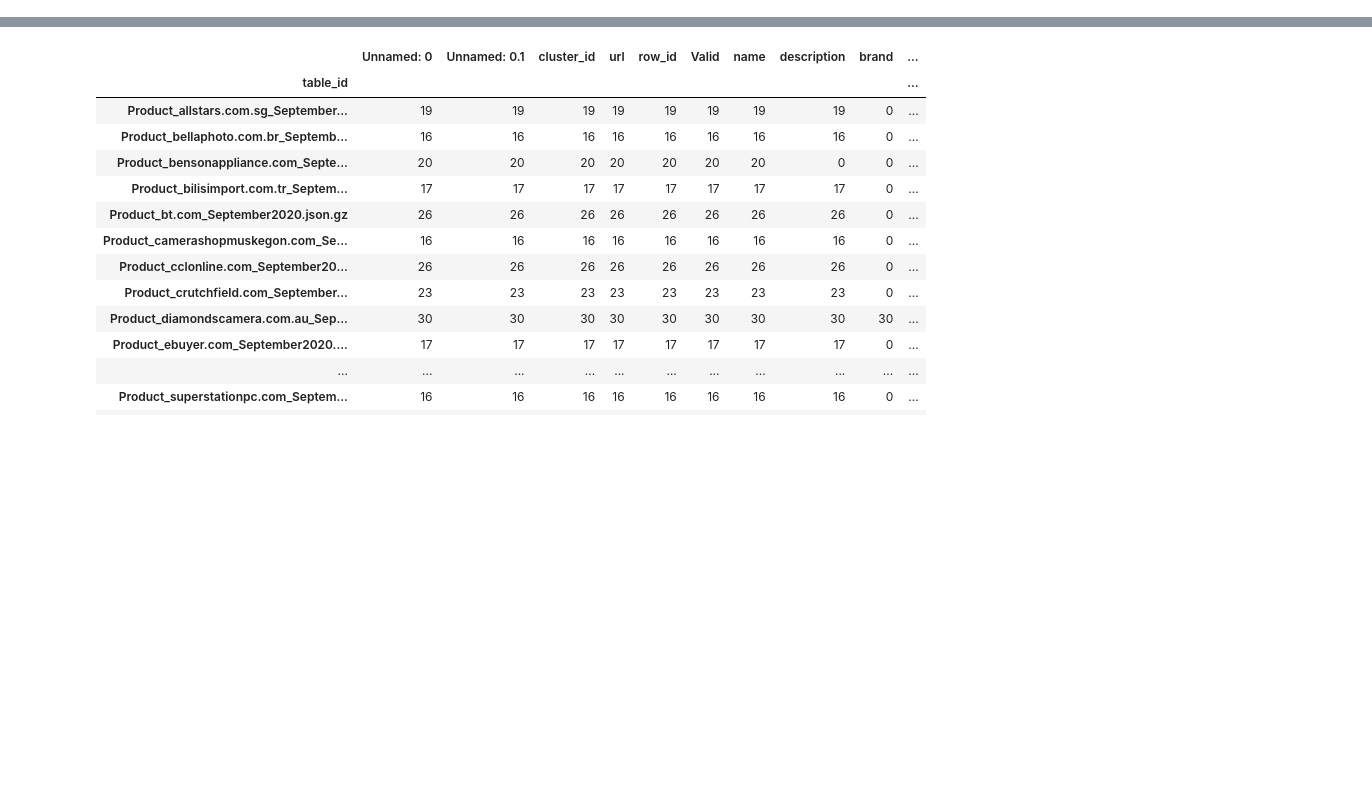
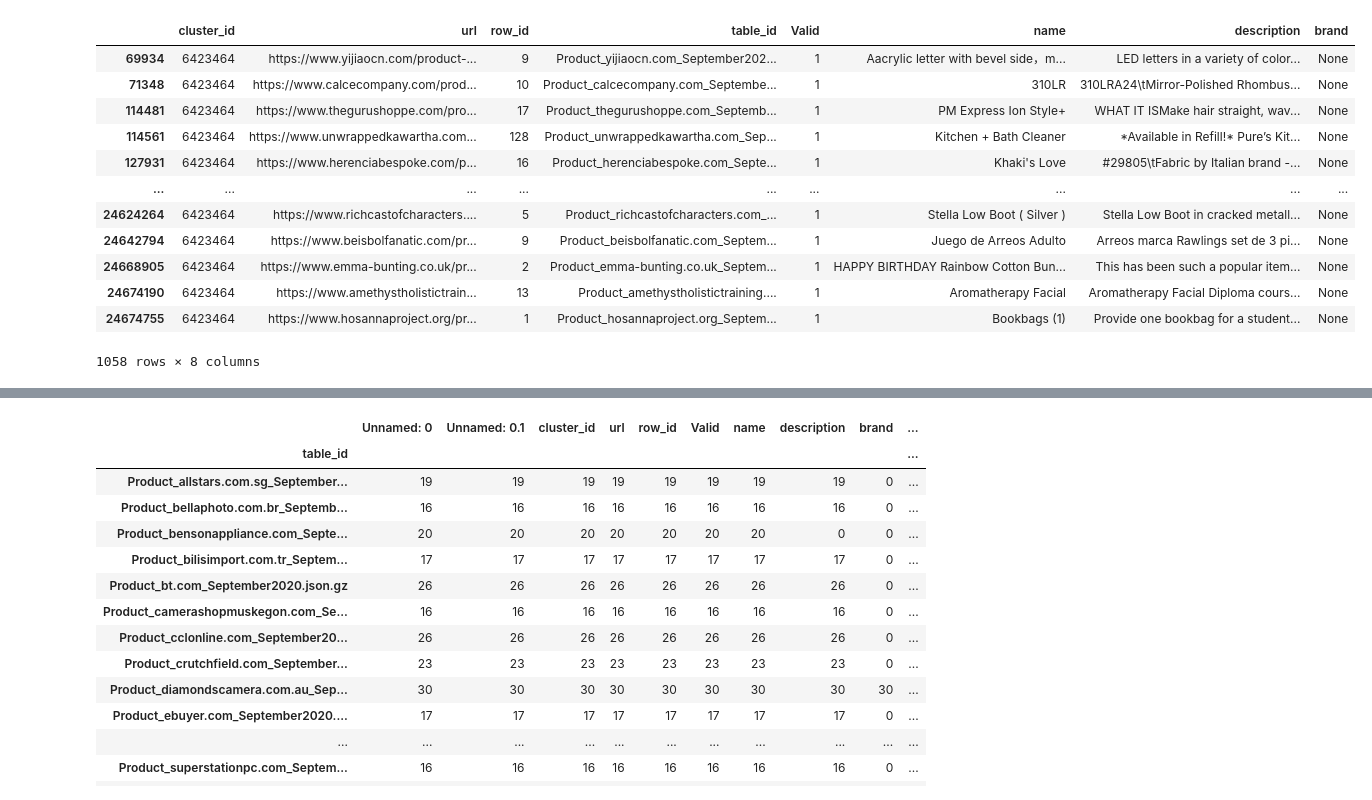
Before and after one commit to NiklasSabel/data_integration_using_deep_learning, a Jupyter notebook: notebooks/Entity_Product_Table_distribution_final_entities.ipynb, the cells around one changed output, grey strips where cells are left out. Drawn from its saved outputs; the diff is of its cells as text; code cells hidden in the pictures; blank space fills up the shorter version.

```diff
--- a/notebooks/Entity_Product_Table_distribution_final_entities.ipynb
+++ b/notebooks/Entity_Product_Table_distribution_final_entities.ipynb
@@ -43,3 +43,19 @@ df_clusters
+# %%
+df_clusters[df_clusters['cluster_id']==6423464]
+# %% [output]
+|  | cluster_id | url | row_id | table_id | Valid | name | description | brand |
+| 69934 | 6423464 | https://www.yijiaocn.com/product-... | 9 | Product_yijiaocn.com_September202... | 1 | Aacrylic letter with bevel side，m... | LED letters in a variety of color... | None |
+| 71348 | 6423464 | https://www.calcecompany.com/prod... | 10 | Product_calcecompany.com_Septembe... | 1 | 310LR | 310LRA24\tMirror-Polished Rhombus... | None |
+| 114481 | 6423464 | https://www.thegurushoppe.com/pro... | 17 | Product_thegurushoppe.com_Septemb... | 1 | PM Express Ion Style+ | WHAT IT ISMake hair straight, wav... | None |
+| 114561 | 6423464 | https://www.unwrappedkawartha.com... | 128 | Product_unwrappedkawartha.com_Sep... | 1 | Kitchen + Bath Cleaner | *Available in Refill!* Pure’s Kit... | None |
+| 127931 | 6423464 | https://www.herenciabespoke.com/p... | 16 | Product_herenciabespoke.com_Septe... | 1 | Khaki's Love | #29805\tFabric by Italian brand -... | None |
+| ... | ... | ... | ... | ... | ... | ... | ... | ... |
+| 24624264 | 6423464 | https://www.richcastofcharacters.... | 5 | Product_richcastofcharacters.com_... | 1 | Stella Low Boot ( Silver ) | Stella Low Boot in cracked metall... | None |
+| 24642794 | 6423464 | https://www.beisbolfanatic.com/pr... | 9 | Product_beisbolfanatic.com_Septem... | 1 | Juego de Arreos Adulto | Arreos marca Rawlings set de 3 pi... | None |
+| 24668905 | 6423464 | https://www.emma-bunting.co.uk/pr... | 2 | Product_emma-bunting.co.uk_Septem... | 1 | HAPPY BIRTHDAY Rainbow Cotton Bun... | This has been such a popular item... | None |
+| 24674190 | 6423464 | https://www.amethystholistictrain... | 13 | Product_amethystholistictraining.... | 1 | Aromatherapy Facial | Aromatherapy Facial Diploma cours... | None |
+| 24674755 | 6423464 | https://www.hosannaproject.org/pr... | 1 | Product_hosannaproject.org_Septem... | 1 | Bookbags (1) | Provide one bookbag for a student... | None |
+1058 rows × 8 columns
 # %%
 # 2200 for around 9622 entries and 299 distinct cluster_ids
 df_clusters.drop_duplicates(subset=['table_id'])
```
Also changed, not shown: parts of 3 cells of this notebook, 4 other files.
